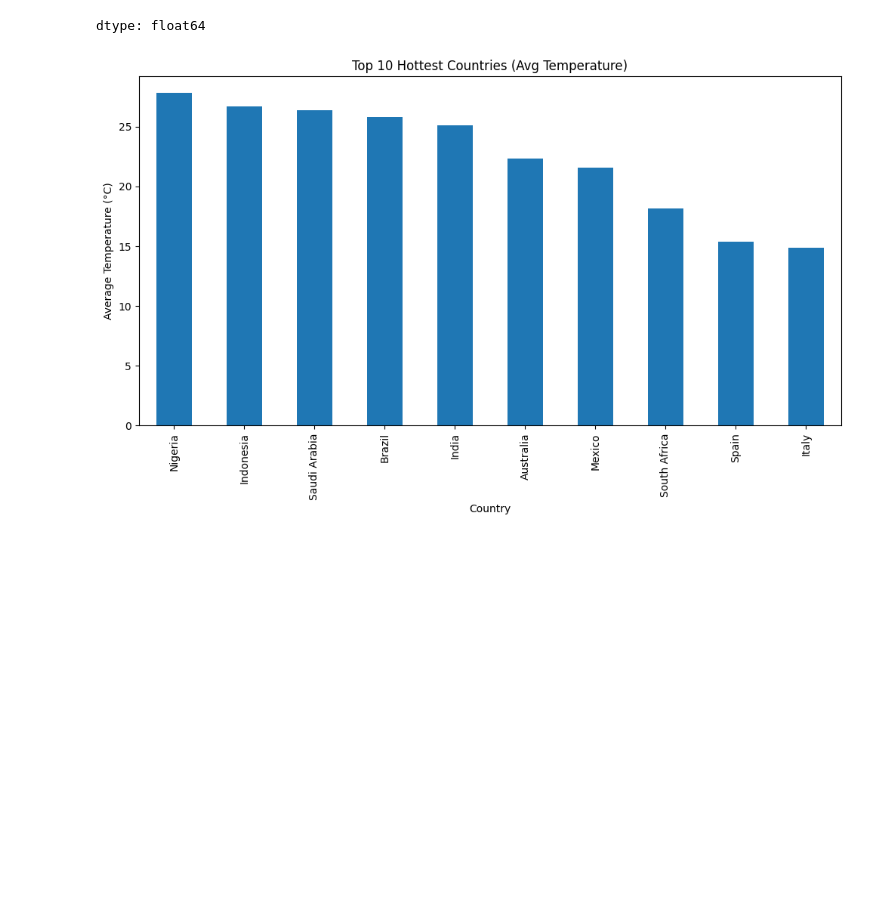
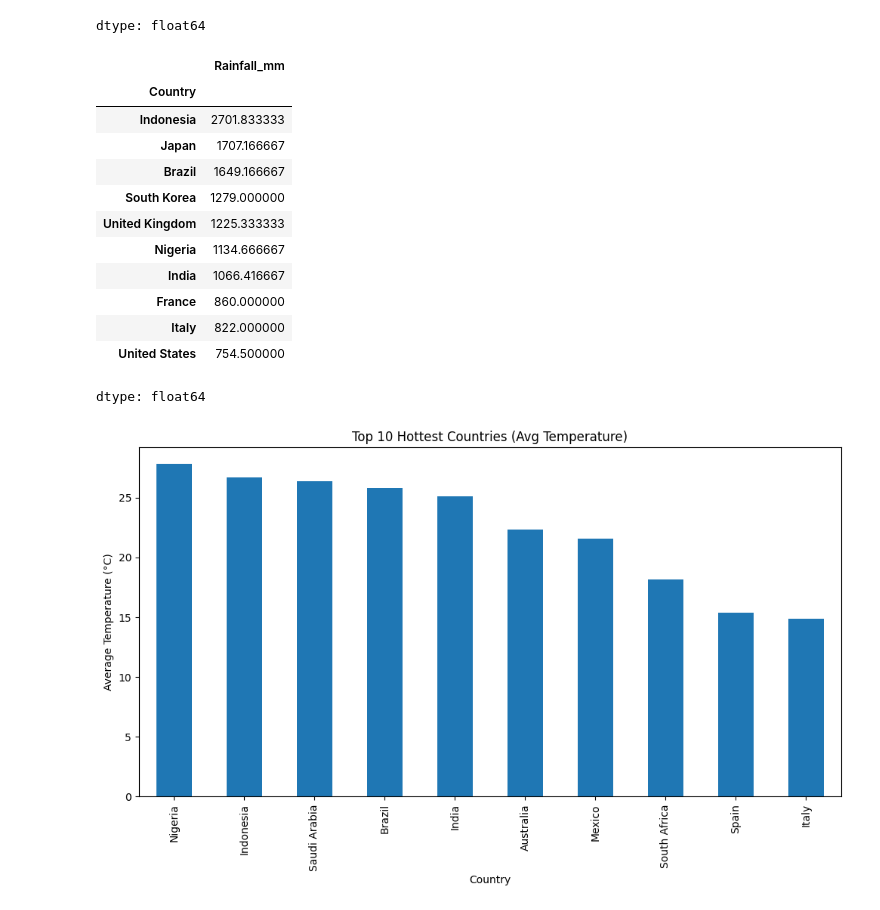
Before and after one commit to Dominic-George/Predicting-climate-linked-vector-borne-disease-outbreaks, a Jupyter notebook: Final_projject_5.ipynb, the cells around one changed output. Drawn from its saved outputs; the diff is of its cells as text; code cells hidden in the pictures; blank space fills up the shorter version.

```diff
--- a/Final_projject_5.ipynb
+++ b/Final_projject_5.ipynb
@@ -507,6 +500,23 @@ hottest_countries
 | Spain | 15.383333 |
 | Italy | 14.883333 |
 dtype: float64
+# %%
+rain_countries=c_df.groupby('Country')['Rainfall_mm'].mean().sort_values(ascending=False).head(10)
+rain_countries
+# %% [output]
+|  | Rainfall_mm |
+| Country |  |
+| Indonesia | 2701.833333 |
+| Japan | 1707.166667 |
+| Brazil | 1649.166667 |
+| South Korea | 1279.000000 |
+| United Kingdom | 1225.333333 |
+| Nigeria | 1134.666667 |
+| India | 1066.416667 |
+| France | 860.000000 |
+| Italy | 822.000000 |
+| United States | 754.500000 |
+dtype: float64
 # %%
 plt.figure(figsize=(12,6))
 hottest_countries.plot(kind='bar')
```
Also changed, not shown: parts of 32 cells of this notebook.
